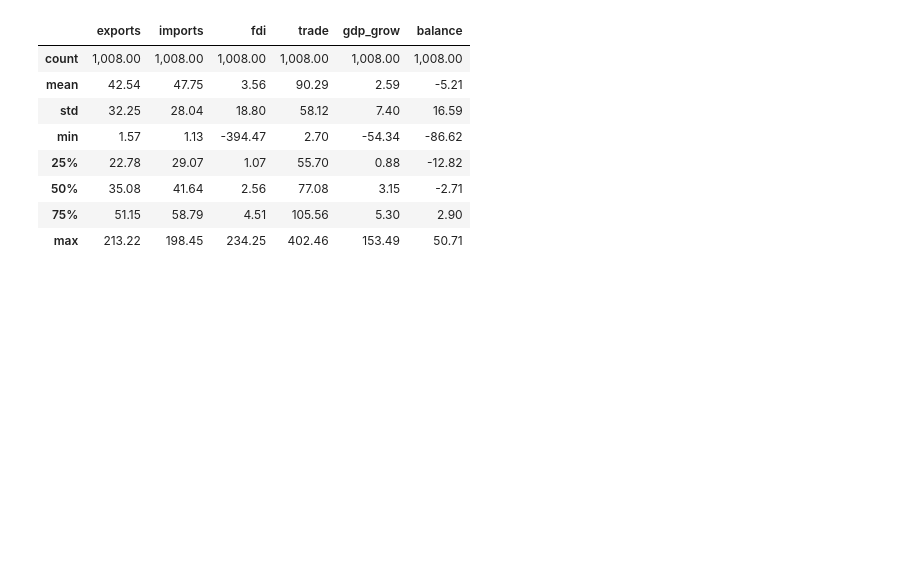
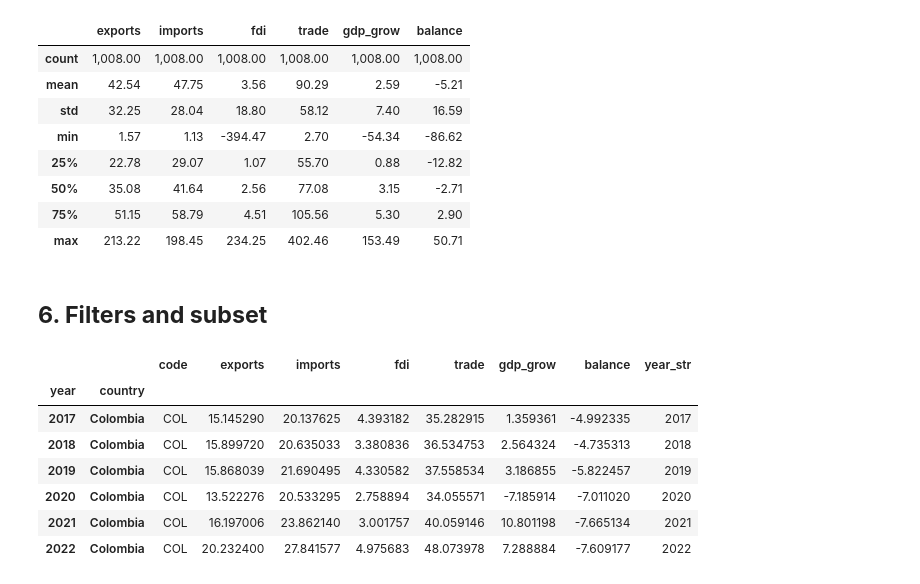
Before and after one commit to DJohanTwT/DataV24, a Jupyter notebook: C2_Clase_5_Dataframe.ipynb, the cells around one changed output. Drawn from its saved outputs; the diff is of its cells as text; code cells hidden in the pictures; blank space fills up the shorter version.

```diff
--- a/C2_Clase_5_Dataframe.ipynb
+++ b/C2_Clase_5_Dataframe.ipynb
@@ -290,3 +290,18 @@ d2.describe().apply(lambda s: s.apply('{:,.2f}'.format)) #with a coma.
 | 50% | 35.08 | 41.64 | 2.56 | 77.08 | 3.15 | -2.71 |
 | 75% | 51.15 | 58.79 | 4.51 | 105.56 | 5.30 | 2.90 |
 | max | 213.22 | 198.45 | 234.25 | 402.46 | 153.49 | 50.71 |
+# %% [markdown]
+## **6. Filters and subset**
+# %%
+# Foñter for data from Argentina
+colombia_data = d2[d2['code'] == 'COL']
+colombia_data
+# %% [output]
+|  |  | code | exports | imports | fdi | trade | gdp_grow | balance | year_str |
+| year | country |  |  |  |  |  |  |  |  |
+| 2017 | Colombia | COL | 15.145290 | 20.137625 | 4.393182 | 35.282915 | 1.359361 | -4.992335 | 2017 |
+| 2018 | Colombia | COL | 15.899720 | 20.635033 | 3.380836 | 36.534753 | 2.564324 | -4.735313 | 2018 |
+| 2019 | Colombia | COL | 15.868039 | 21.690495 | 4.330582 | 37.558534 | 3.186855 | -5.822457 | 2019 |
+| 2020 | Colombia | COL | 13.522276 | 20.533295 | 2.758894 | 34.055571 | -7.185914 | -7.011020 | 2020 |
+| 2021 | Colombia | COL | 16.197006 | 23.862140 | 3.001757 | 40.059146 | 10.801198 | -7.665134 | 2021 |
+| 2022 | Colombia | COL | 20.232400 | 27.841577 | 4.975683 | 48.073978 | 7.288884 | -7.609177 | 2022 |
```
Also changed, not shown: parts of 22 cells of this notebook.
